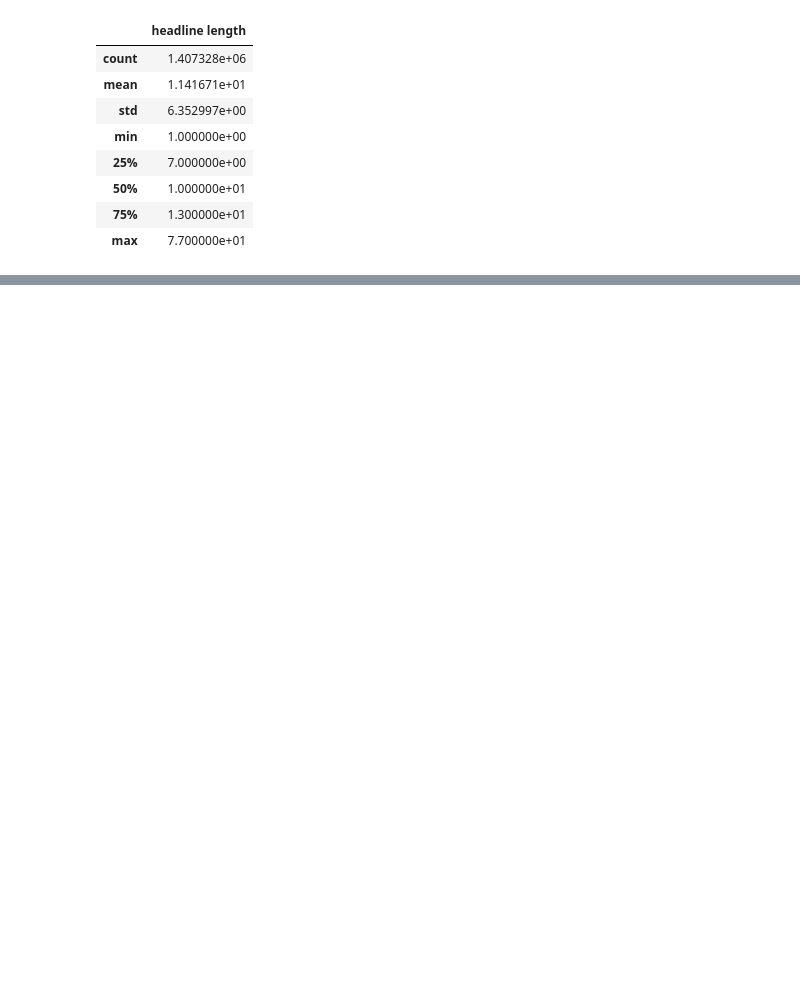
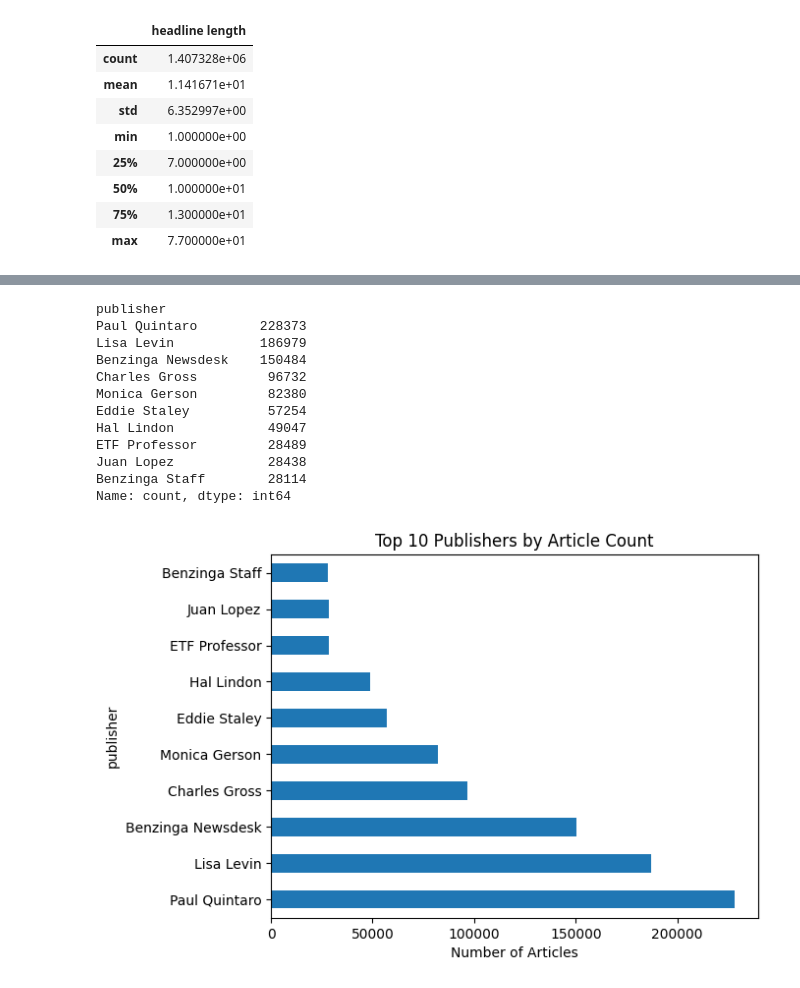
Before and after one commit to zemawi/Stock_Analysis, a Jupyter notebook: notebooks/EDA.ipynb, the cells around one changed output, grey strips where cells are left out. Saved outputs shown, nothing was run; the diff lists cells and outputs as text; code cells hidden in the pictures; blank space fills up the shorter version.

```diff
--- a/notebooks/EDA.ipynb
+++ b/notebooks/EDA.ipynb
@@ -125,0 +137,22 @@ Sentiment analysis
+# %%
+publisher_counts = news['publisher'].value_counts()
+print(publisher_counts.head(10))  # Top 10 publishers
+
+# Visualize
+publisher_counts.head(10).plot(kind='barh', title='Top 10 Publishers by Article Count')
+plt.xlabel("Number of Articles")
+plt.show()
+# %% [output]
+publisher
+Paul Quintaro        228373
+Lisa Levin           186979
+Benzinga Newsdesk    150484
+Charles Gross         96732
+Monica Gerson         82380
+Eddie Staley          57254
+Hal Lindon            49047
+ETF Professor         28489
+Juan Lopez            28438
+Benzinga Staff        28114
+Name: count, dtype: int64
+[figure, added]
```
Also changed, not shown: parts of 19 cells of this notebook, 2 other files.
